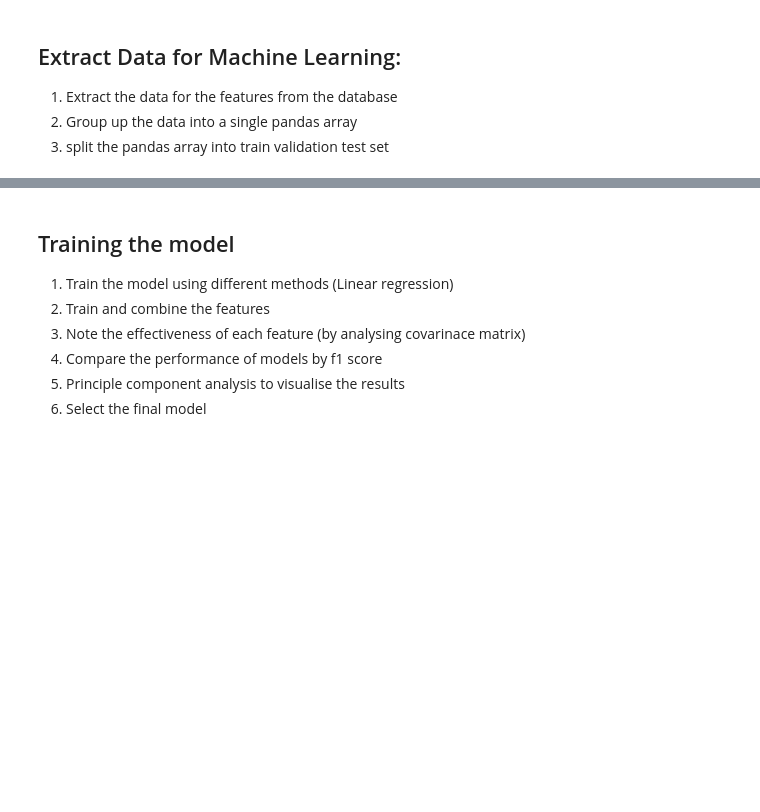
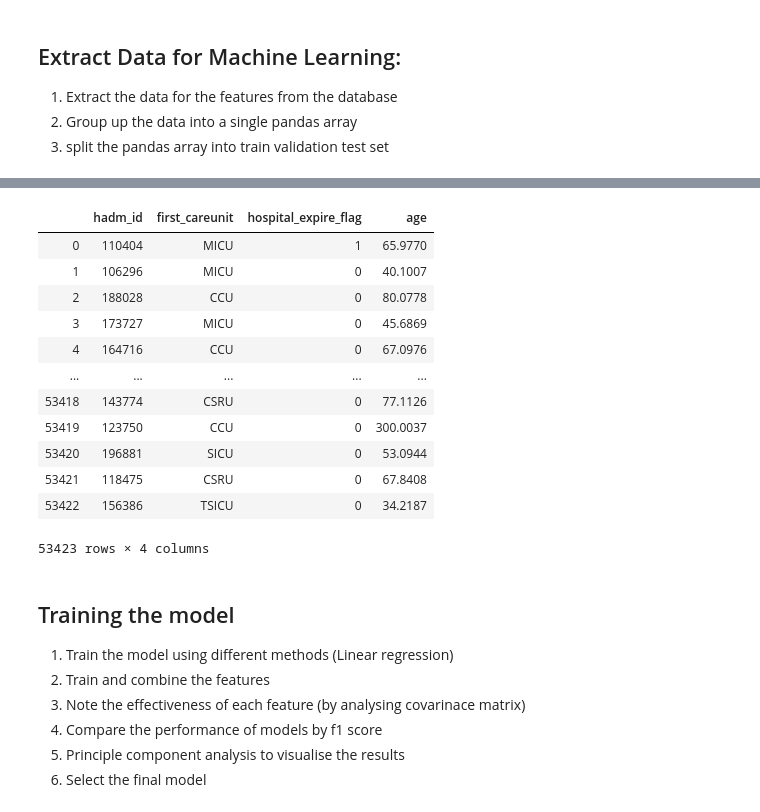
Before and after one commit to llhtoby/MIMIC-III-ML, a Jupyter notebook: Workspace/ML_Testing.ipynb, the cells around one changed output, grey strips where cells are left out. Saved outputs shown, nothing was run; the diff lists cells and outputs as text; code cells hidden in the pictures; blank space fills up the shorter version.

```diff
--- a/Workspace/ML_Testing.ipynb
+++ b/Workspace/ML_Testing.ipynb
@@ -146,3 +202,32 @@ KeyError: 'LEVEL2'
+# %%
+#Mortality numbers
+query = \
+"""
+SELECT i.hadm_id, i.first_careunit, a.hospital_expire_flag,
+round((EXTRACT(EPOCH FROM (a.admittime-p.dob))/60/60/24/365.242) :: NUMERIC, 4) as age
+FROM mimiciii.patients p
+INNER JOIN mimiciii.icustays i ON p.subject_id = i.subject_id
+INNER JOIN mimiciii.admissions a ON i.hadm_id = a.hadm_id
+WHERE round((EXTRACT(EPOCH FROM (a.admittime-p.dob))/60/60/24/365.242) :: NUMERIC, 4) >= 16;
+"""
+
+mortality_numbers = pd.read_sql_query(query,con)
+# %%
+mortality_numbers
+# %% [output]
+|  | hadm_id | first_careunit | hospital_expire_flag | age |
+| 0 | 110404 | MICU | 1 | 65.9770 |
+| 1 | 106296 | MICU | 0 | 40.1007 |
+| 2 | 188028 | CCU | 0 | 80.0778 |
+| 3 | 173727 | MICU | 0 | 45.6869 |
+| 4 | 164716 | CCU | 0 | 67.0976 |
+| ... | ... | ... | ... | ... |
+| 53418 | 143774 | CSRU | 0 | 77.1126 |
+| 53419 | 123750 | CCU | 0 | 300.0037 |
+| 53420 | 196881 | SICU | 0 | 53.0944 |
+| 53421 | 118475 | CSRU | 0 | 67.8408 |
+| 53422 | 156386 | TSICU | 0 | 34.2187 |
+53423 rows × 4 columns
 # %% [markdown]
 ## Training the model
 1. Train the model using different methods (Linear regression)
```
Also changed, not shown: parts of 16 cells of this notebook, 1 other file.
